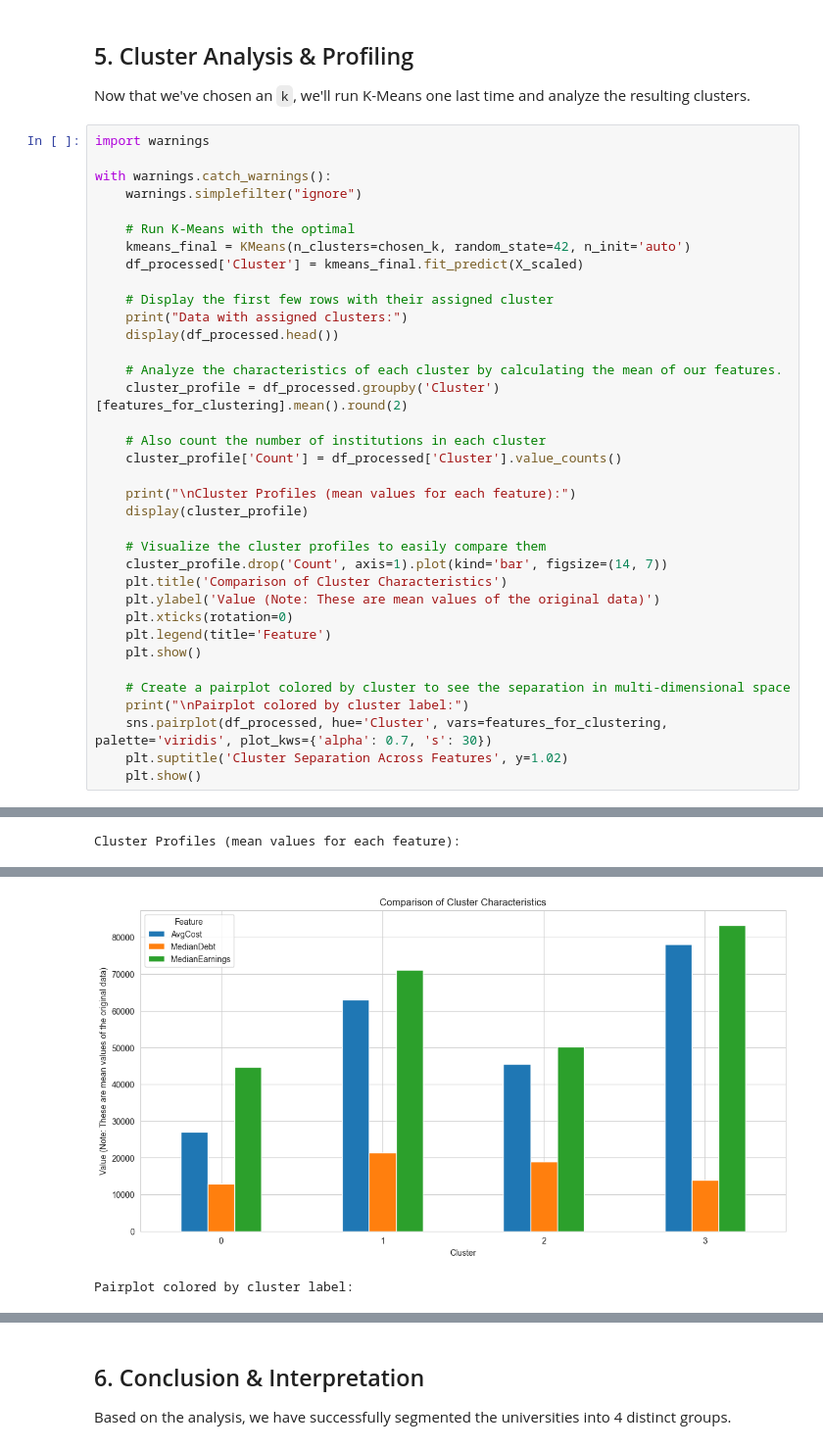
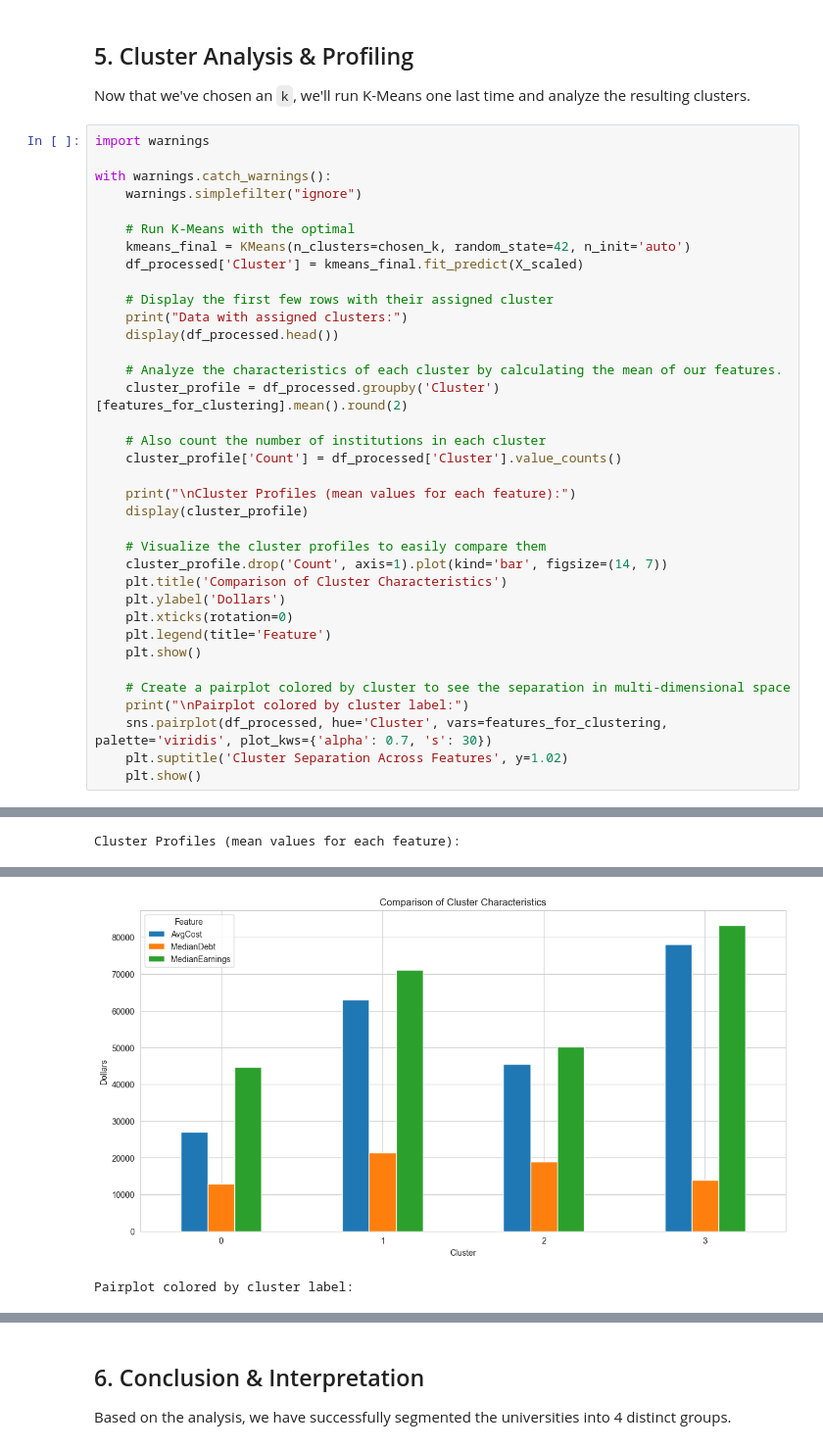
Before and after one commit to BenGoBlue05/college-scorecard-analysis, a Jupyter notebook: notebooks/institution_clustering.ipynb, the cells around one changed output, grey strips where cells are left out. Shown at 98% size. Cells and saved outputs as stored; diff of their text form.

Commit message:
change y axis of bar chart to dollars

```diff
--- a/notebooks/institution_clustering.ipynb
+++ b/notebooks/institution_clustering.ipynb
@@ -353,35 +353,35 @@ with warnings.catch_warnings():
     print("\nCluster Profiles (mean values for each feature):")
     display(cluster_profile)
 
     # Visualize the cluster profiles to easily compare them
     cluster_profile.drop('Count', axis=1).plot(kind='bar', figsize=(14, 7))
     plt.title('Comparison of Cluster Characteristics')
-    plt.ylabel('Value (Note: These are mean values of the original data)')
+    plt.ylabel('Dollars')
     plt.xticks(rotation=0)
     plt.legend(title='Feature')
     plt.show()
 
     # Create a pairplot colored by cluster to see the separation in multi-dimensional space
     print("\nPairplot colored by cluster label:")
     sns.pairplot(df_processed, hue='Cluster', vars=features_for_clustering, palette='viridis', plot_kws={'alpha': 0.7, 's': 30})
     plt.suptitle('Cluster Separation Across Features', y=1.02)
     plt.show()
 # %% [output]
 Data with assigned clusters:
 |  | InstitutionName | AvgCost | MedianDebt | MedianEarnings | ControlType | AdmissionRate | GraduationRate | ... |
 | 0 | Alabama A & M University | 23751.0 | 16600.0 | 31992.0 | Public | 0.6622 | 0.2874 | ... |
 | 1 | University of Alabama at Birmingham | 27826.0 | 15832.0 | 51431.0 | Public | 0.8842 | 0.6260 | ... |
 | 3 | University of Alabama in Huntsville | 27098.0 | 13905.0 | 61771.0 | Public | 0.7425 | 0.6191 | ... |
 | 4 | Alabama State University | 22028.0 | 17500.0 | 32520.0 | Public | 0.9564 | 0.3018 | ... |
 | 5 | The University of Alabama | 32024.0 | 17986.0 | 56012.0 | Public | 0.7582 | 0.7369 | ... |
 Cluster Profiles (mean values for each feature):
 |  | AvgCost | MedianDebt | MedianEarnings | Count |
 | Cluster |  |  |  |  |
 | 0 | 27090.80 | 12905.95 | 44668.08 | 789 |
 | 1 | 63073.58 | 21380.19 | 71201.03 | 204 |
 | 2 | 45573.06 | 18931.40 | 50252.84 | 604 |
 | 3 | 78178.80 | 13902.82 | 83228.88 | 74 |
-[figure, old version]
+[figure, new version]
 Pairplot colored by cluster label:
 [figure]
 # %% [markdown]
```
Also changed, not shown: 1 other file.
